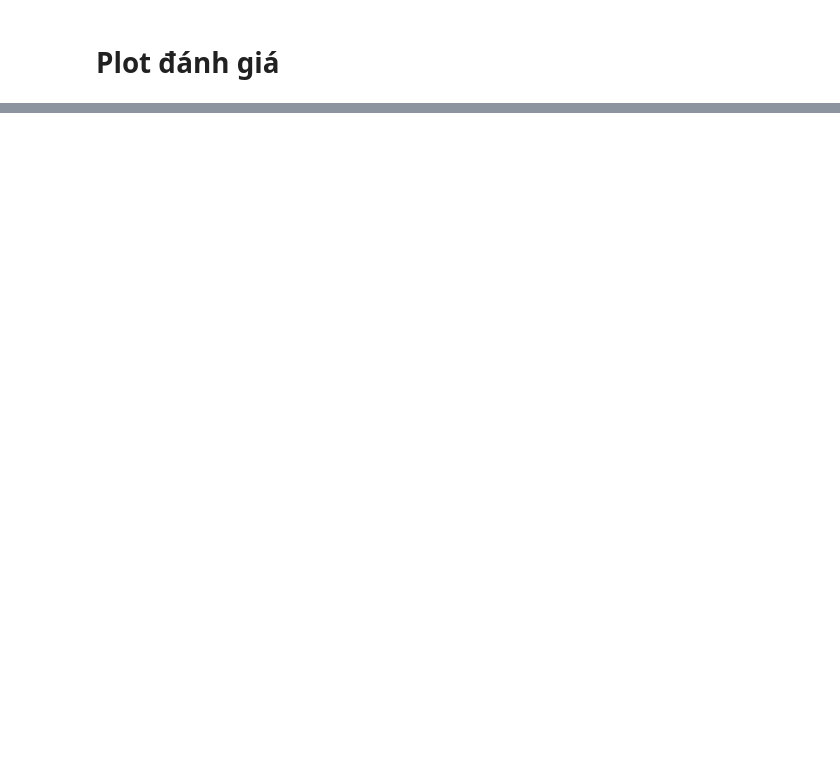
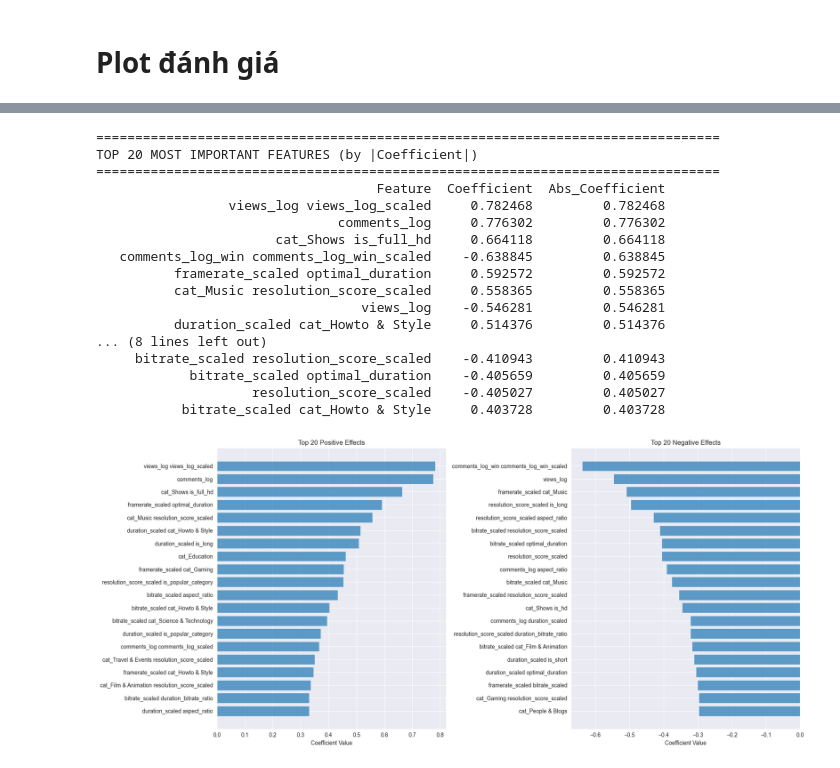
Before and after one commit to DangVanVy23521825/PTDLTQ-IE313, a Jupyter notebook: notebooks/4.1.RigdeRegression_Modeling.ipynb, the cells around one changed output, grey strips where cells are left out. Drawn from its saved outputs; the diff is of its cells as text; code cells hidden in the pictures; blank space fills up the shorter version.

```diff
--- a/notebooks/4.1.RigdeRegression_Modeling.ipynb
+++ b/notebooks/4.1.RigdeRegression_Modeling.ipynb
@@ -299,0 +475,25 @@ plt.show()
+# %%
+feature_importance_poly2 = analyze_feature_importance(
+    pipeline2,
+    X_train,
+    top_n=20
+)
+# %% [output]
+================================================================================
+TOP 20 MOST IMPORTANT FEATURES (by |Coefficient|)
+================================================================================
+                                    Feature  Coefficient  Abs_Coefficient
+                 views_log views_log_scaled     0.782468         0.782468
+                               comments_log     0.776302         0.776302
+                       cat_Shows is_full_hd     0.664118         0.664118
+   comments_log_win comments_log_win_scaled    -0.638845         0.638845
+          framerate_scaled optimal_duration     0.592572         0.592572
+          cat_Music resolution_score_scaled     0.558365         0.558365
+                                  views_log    -0.546281         0.546281
+          duration_scaled cat_Howto & Style     0.514376         0.514376
+... (8 lines left out)
+     bitrate_scaled resolution_score_scaled    -0.410943         0.410943
+            bitrate_scaled optimal_duration    -0.405659         0.405659
+                    resolution_score_scaled    -0.405027         0.405027
+           bitrate_scaled cat_Howto & Style     0.403728         0.403728
+[figure, added]
```
Also changed, not shown: parts of 29 cells of this notebook, 2 other files.
